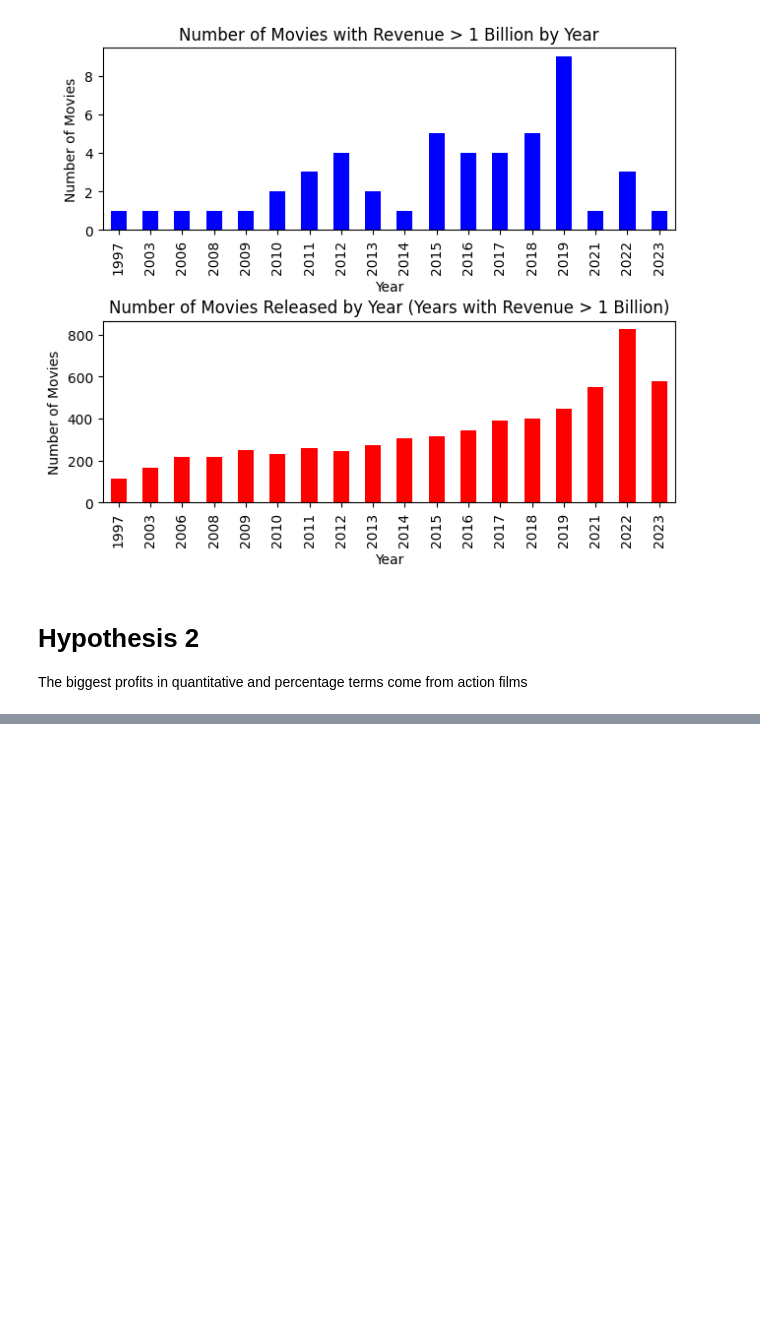
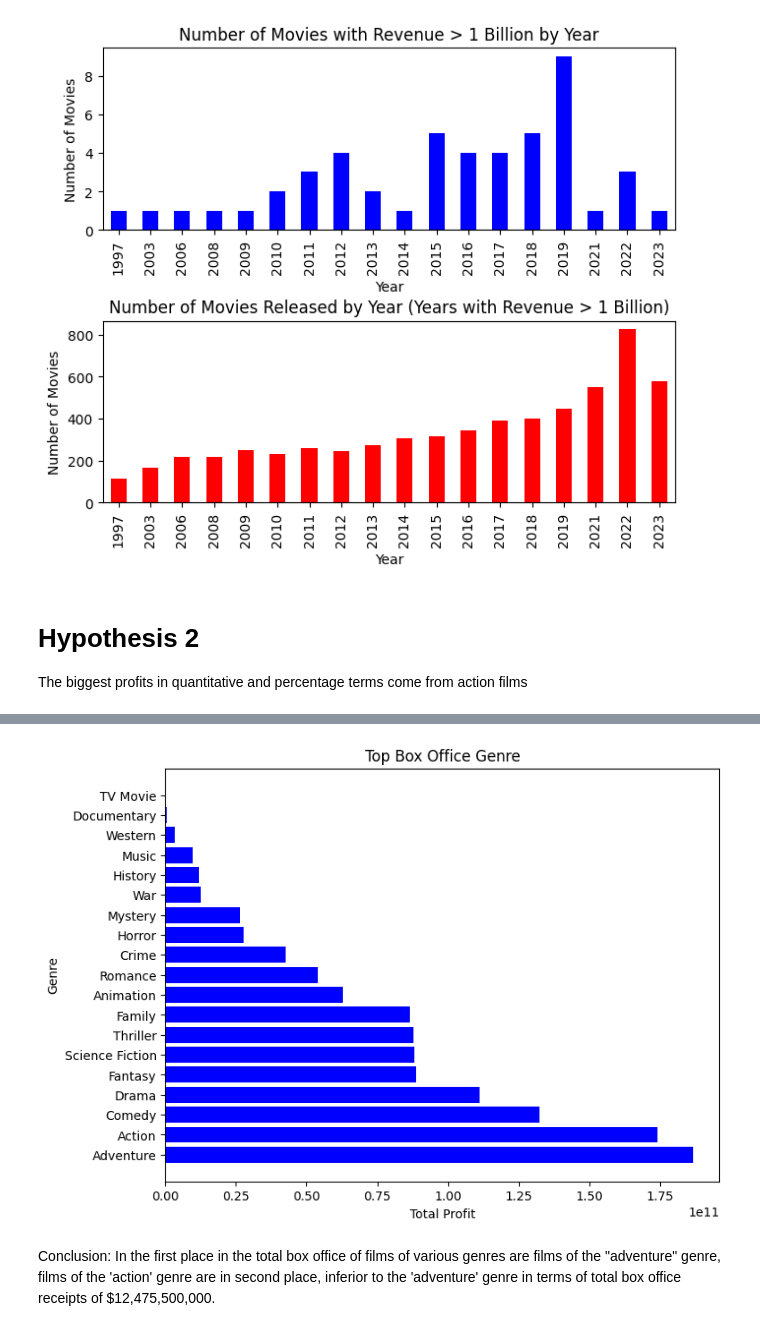
Before and after one commit to dkalenov/TMDB-Movie-Data-Analysis, a Jupyter notebook: TMDB_Movie_Data_Analysis.ipynb, the cells around one changed output, grey strips where cells are left out. Cells and saved outputs as stored; diff of their text form; code cells hidden in the pictures; blank space fills up the shorter version.

```diff
--- a/TMDB_Movie_Data_Analysis.ipynb
+++ b/TMDB_Movie_Data_Analysis.ipynb
@@ -501,0 +666,15 @@ The biggest profits in quantitative and percentage terms come from action films
+# %%
+# Sorting movies by genre and displaying total profits
+
+top_boxoffice_genre = '''SELECT
+                        ROW_NUMBER() OVER(ORDER BY SUM(revenue - budget) DESC) AS rating,
+                        genre,
+                        COUNT(*) AS movies_count,
+                        SUM(revenue - budget) AS total_profit
+                        FROM movies_genre
+                        GROUP BY genre
+                        ORDER BY total_profit DESC'''
+cur.execute(top_boxoffice_genre)
+
+rows = cur.fetchall()
+pd.DataFrame(rows, columns = ('rating', 'genre', 'movies_count','total_profit'))
@@ -501,0 +699,16 @@ The biggest profits in quantitative and percentage terms come from action films
+# %%
+df_genre_sum = pd.DataFrame(rows, columns=['rating', 'genre', 'movies_count', 'total_profit'])
+
+#Plotting the graph
+fig, axes = plt.subplots(figsize=(8, 6))
+axes.barh(df_genre_sum['genre'], df_genre_sum['total_profit'], color='blue')
+axes.set_xlabel('Total Profit')
+axes.set_ylabel('Genre')
+axes.set_title('Top Box Office Genre')
+
+
+plt.show()
+# %% [output]
+[figure, added]
+# %% [markdown]
+Conclusion: In the first place in the total box office of films of various genres are films of the "adventure" genre, films of the 'action' genre are in second place, inferior to the 'adventure' genre in terms of total box office receipts of $12,475,500,000.
```
Also changed, not shown: parts of 17 cells of this notebook.
